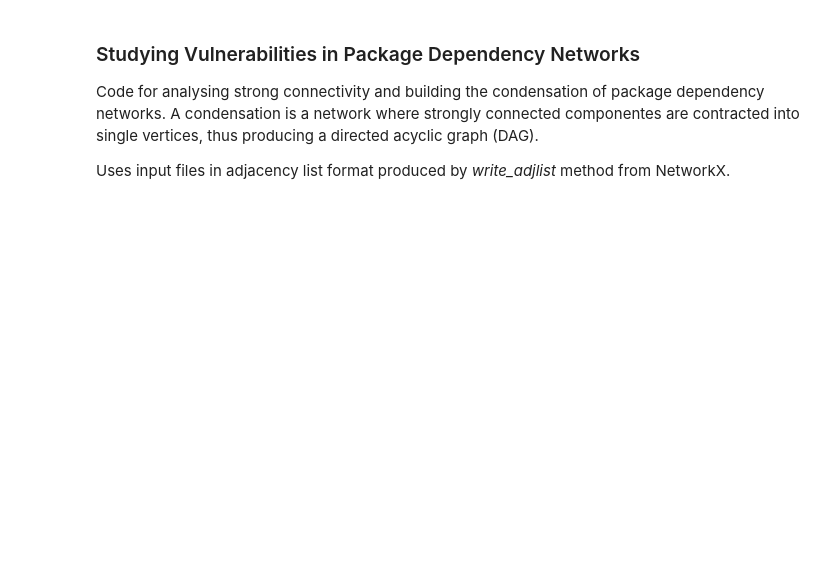
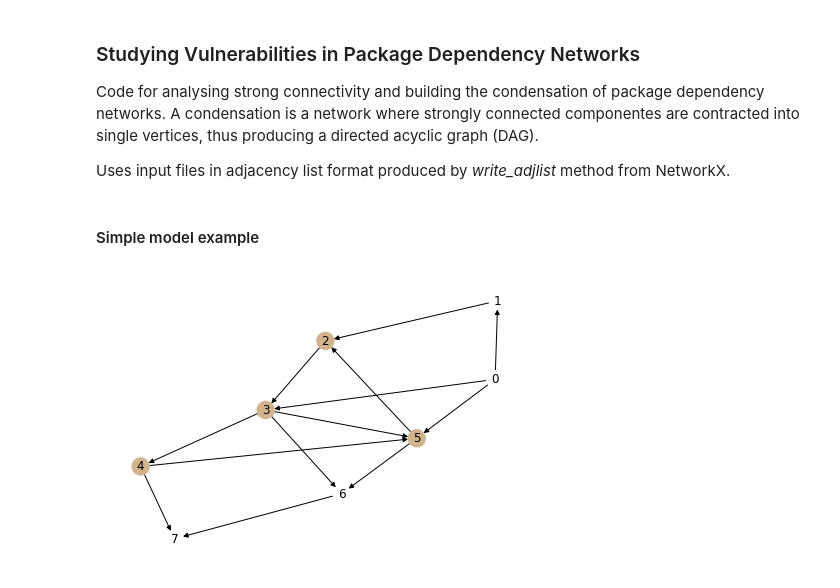
Before and after one commit to dsr0018/olivia, a Jupyter notebook: data/network_condensation.ipynb, the cells around one changed output. Drawn from its saved outputs; the diff is of its cells as text; code cells hidden in the pictures; blank space fills up the shorter version.

```diff
--- a/data/network_condensation.ipynb
+++ b/data/network_condensation.ipynb
@@ -59,3 +80,25 @@ def condensation_report(G):
     plt.plot(sorted(scc_in, reverse=True))
     plt.show()
     return GC, scc_sizes, scc_out, scc_in
+# %% [markdown]
+#### Simple model example
+# %%
+G=nx.DiGraph()
+
+G.add_edges_from([[0,1],
+                 [1,2],
+                 [2,3],
+                 [3,4],
+                 [4,5],
+                 [5,2],
+                 [5,6],
+                 [6,7],
+                 [3,5],
+                 [0,3],
+                 [4,7],
+                 [0,5],
+                 [3,6]])
+nx.draw(G,pos=nx.kamada_kawai_layout(G),with_labels=True,
+        node_color=['white','white','tan','tan','tan','tan','white','white'])
+# %% [output]
+[figure, added]
```
Also changed, not shown: parts of 17 cells of this notebook, 3 other files.
